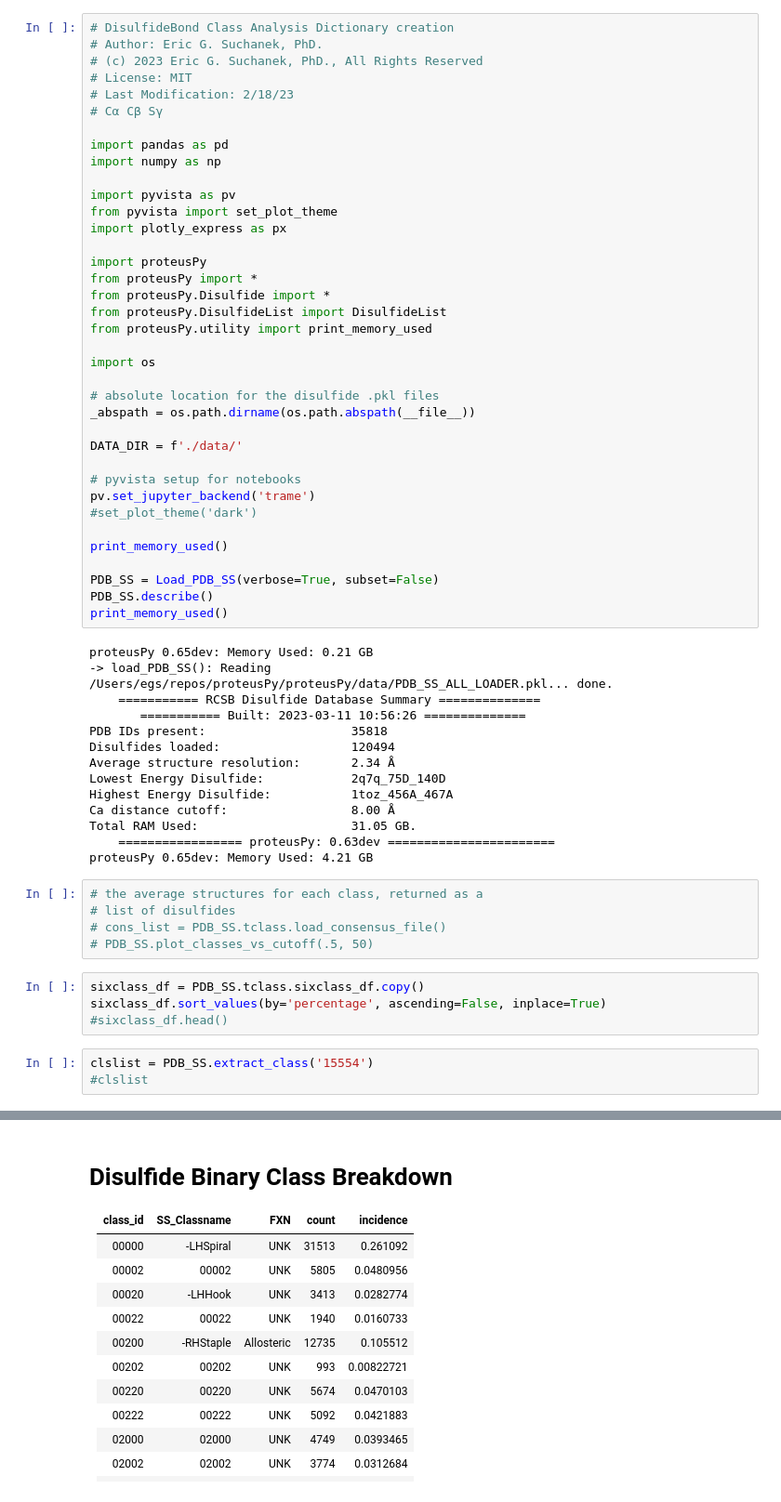
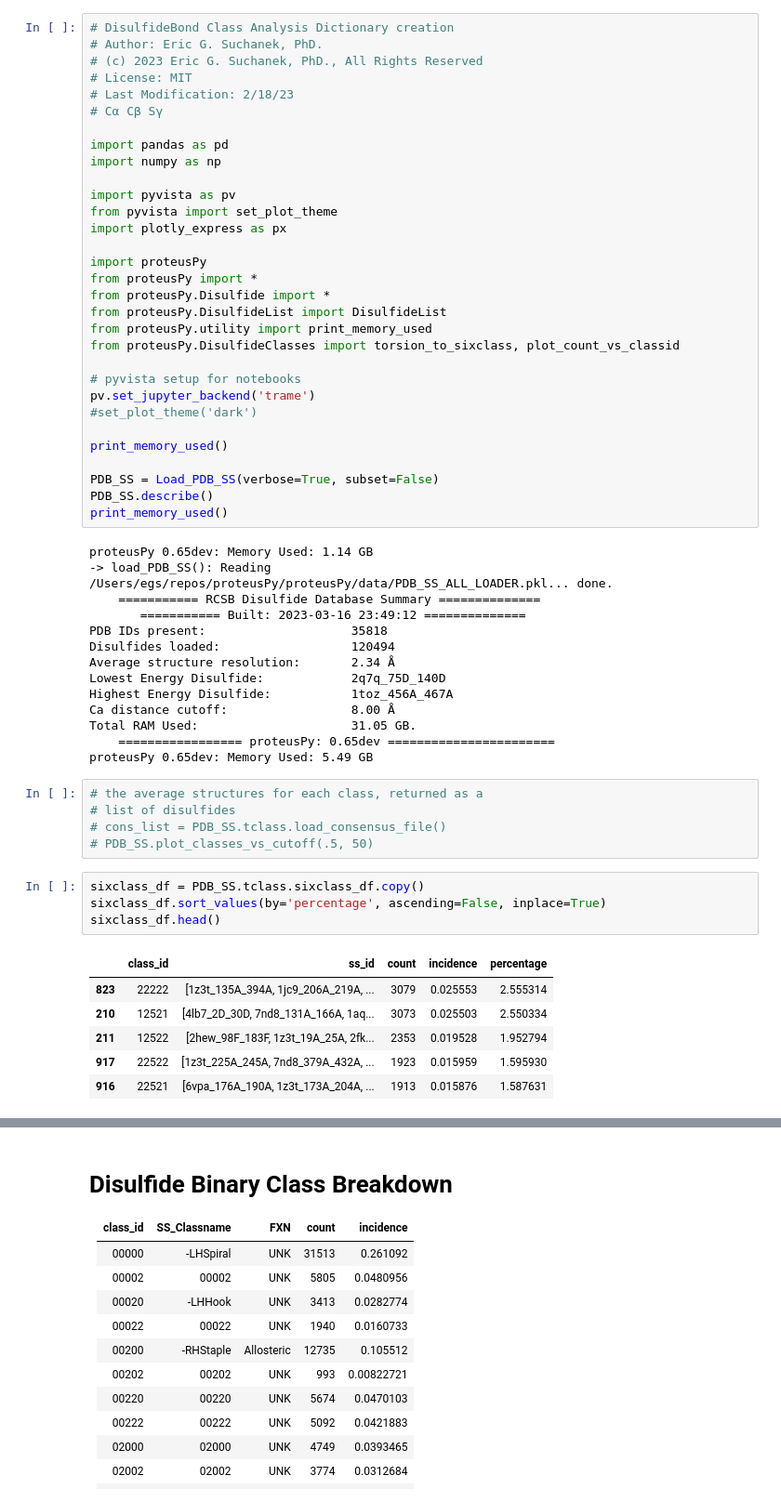
Before and after one commit to suchanek/proteusPy, a Jupyter notebook: notebooks/DisulfideClassesPlayground.ipynb, the cells around one changed output, grey strips where cells are left out. Shown at 93% size. Saved outputs shown, nothing was run; the diff lists cells and outputs as text.

Commit message:
classes

```diff
--- a/notebooks/DisulfideClassesPlayground.ipynb
+++ b/notebooks/DisulfideClassesPlayground.ipynb
@@ -18,13 +18,7 @@ from proteusPy import *
 from proteusPy.Disulfide import *
 from proteusPy.DisulfideList import DisulfideList
 from proteusPy.utility import print_memory_used
-
-import os
-
-# absolute location for the disulfide .pkl files
-_abspath = os.path.dirname(os.path.abspath(__file__))
-
-DATA_DIR = f'./data/'
+from proteusPy.DisulfideClasses import torsion_to_sixclass, plot_count_vs_classid
 
 # pyvista setup for notebooks
 pv.set_jupyter_backend('trame')
@@ -36,10 +30,10 @@ PDB_SS = Load_PDB_SS(verbose=True, subset=False)
 PDB_SS.describe()
 print_memory_used()
 # %% [output]
-proteusPy 0.65dev: Memory Used: 0.21 GB
+proteusPy 0.65dev: Memory Used: 1.14 GB
 -> load_PDB_SS(): Reading /Users/egs/repos/proteusPy/proteusPy/data/PDB_SS_ALL_LOADER.pkl... done.
     =========== RCSB Disulfide Database Summary ==============
-       =========== Built: 2023-03-11 10:56:26 ==============
+       =========== Built: 2023-03-16 23:49:12 ==============
 PDB IDs present:                    35818
 Disulfides loaded:                  120494
 Average structure resolution:       2.34 Å
@@ -47,8 +41,8 @@ Lowest Energy Disulfide:            2q7q_75D_140D
 Highest Energy Disulfide:           1toz_456A_467A
 Ca distance cutoff:                 8.00 Å
 Total RAM Used:                     31.05 GB.
-    ================= proteusPy: 0.63dev =======================
-proteusPy 0.65dev: Memory Used: 4.21 GB
+    ================= proteusPy: 0.65dev =======================
+proteusPy 0.65dev: Memory Used: 5.49 GB
 # %%
 # the average structures for each class, returned as a
 # list of disulfides
@@ -57,7 +51,11 @@ proteusPy 0.65dev: Memory Used: 4.21 GB
 # %%
 sixclass_df = PDB_SS.tclass.sixclass_df.copy()
 sixclass_df.sort_values(by='percentage', ascending=False, inplace=True)
-#sixclass_df.head()
+sixclass_df.head()
+# %% [output]
+|  | class_id | ss_id | count | incidence | percentage |
+| 823 | 22222 | [1z3t_135A_394A, 1jc9_206A_219A, ... | 3079 | 0.025553 | 2.555314 |
+| 210 | 12521 | [4lb7_2D_30D, 7nd8_131A_166A, 1aq... | 3073 | 0.025503 | 2.550334 |
+| 211 | 12522 | [2hew_98F_183F, 1z3t_19A_25A, 2fk... | 2353 | 0.019528 | 1.952794 |
+| 917 | 22522 | [1z3t_225A_245A, 7nd8_379A_432A, ... | 1923 | 0.015959 | 1.595930 |
+| 916 | 22521 | [6vpa_176A_190A, 1z3t_173A_204A, ... | 1913 | 0.015876 | 1.587631 |
-# %%
-clslist = PDB_SS.extract_class('15554')
-#clslist
```
Also changed, not shown: parts of 16 cells of this notebook, 14 other files.
